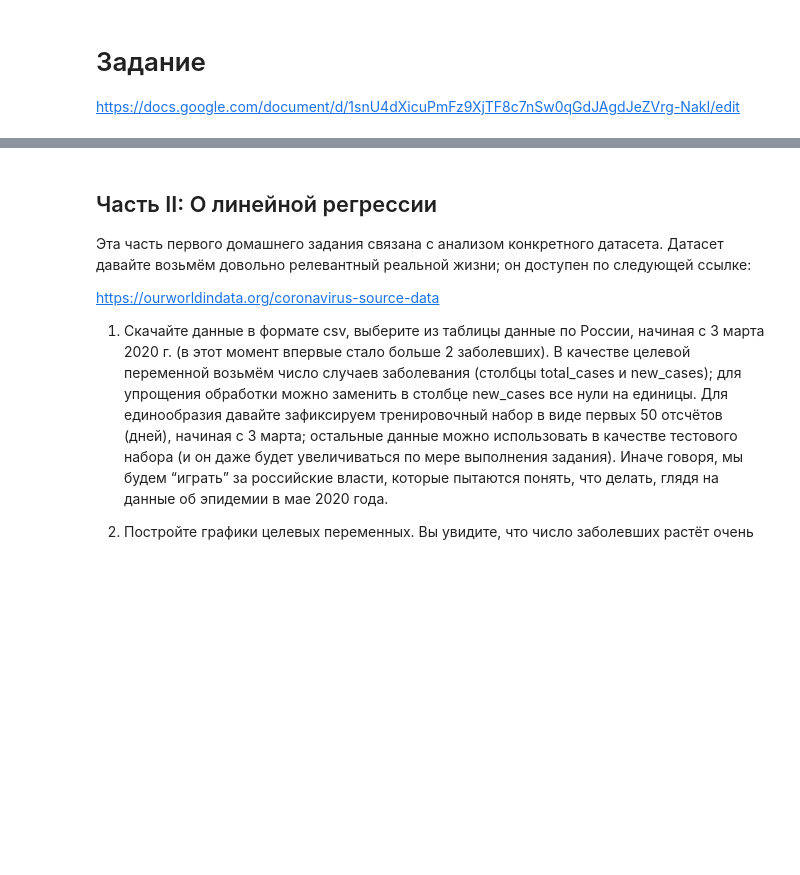
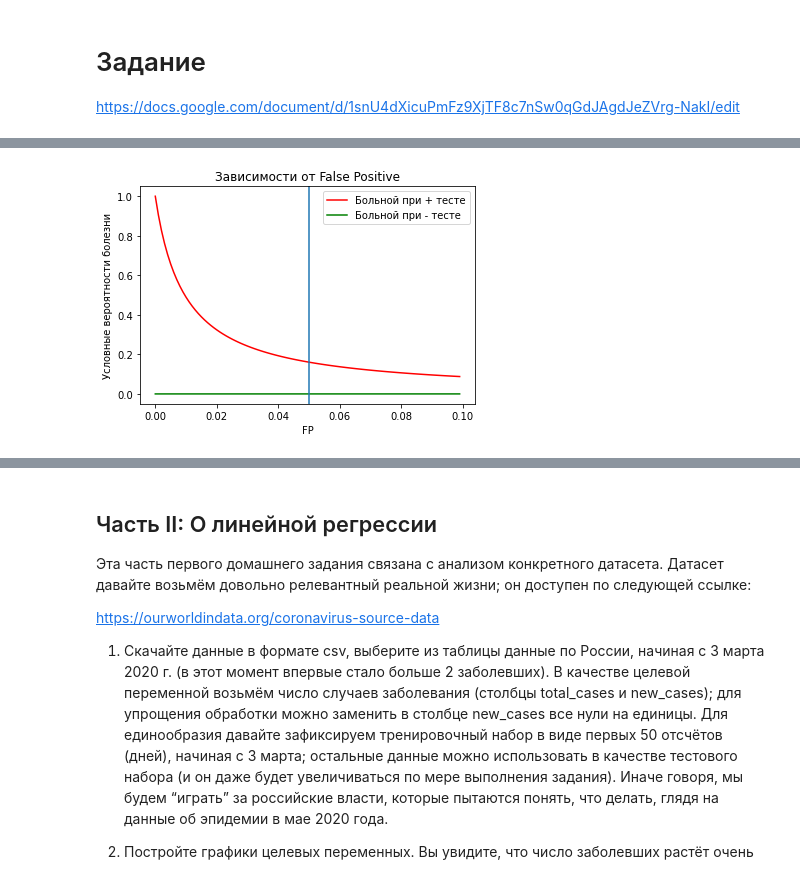
Before and after one commit to MikhailYeka/adv_ml_hws, a Jupyter notebook: HW1.ipynb, the cells around one changed output, grey strips where cells are left out. Drawn from its saved outputs; the diff is of its cells as text; code cells hidden in the pictures; blank space fills up the shorter version.

```diff
--- a/HW1.ipynb
+++ b/HW1.ipynb
@@ -23,0 +97,13 @@ https://docs.google.com/document/d/1snU4dXicuPmFz9XjTF8c7nSw0qGdJAgdJeZVrg-NakI/
+# %%
+beta_ = np.arange(0, 0.1, 0.001)
+
+plt.plot(beta_, func_F(beta=beta_), 'r', label='Больной при + тесте')
+plt.plot(beta_, func_G(beta=beta_), 'g', label='Больной при - тесте')
+plt.axvline(0.05)
+plt.title('Зависимости от False Positive')
+plt.xlabel('FP')
+plt.ylabel('Условные вероятности болезни')
+plt.legend()
+plt.show()
+# %% [output]
+[figure, added]
```
Also changed, not shown: parts of 23 cells of this notebook, 2 other files.
